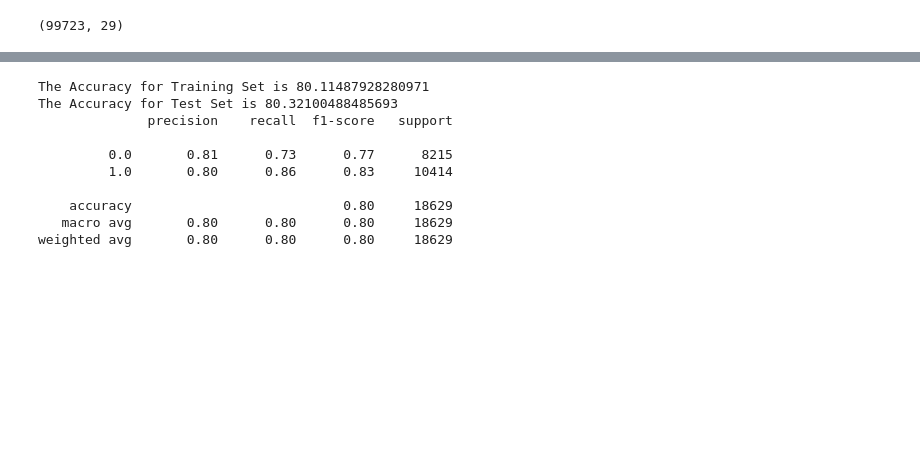
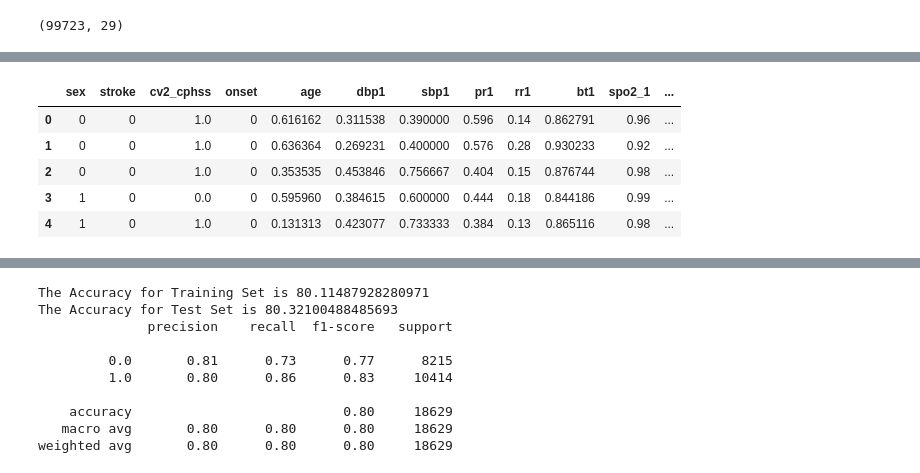
Before and after one commit to nilesh3030/Stroke-Prediction, a Jupyter notebook: Notebooks/5_modelling.ipynb, the cells around one changed output, grey strips where cells are left out. Saved outputs shown, nothing was run; the diff lists cells and outputs as text; code cells hidden in the pictures; blank space fills up the shorter version.

```diff
--- a/Notebooks/5_modelling.ipynb
+++ b/Notebooks/5_modelling.ipynb
@@ -106 +127,13 @@ from tqdm import tqdm
+# %%
+vars_to_scale = ['age', 'dbp1','sbp1','pr1','rr1','bt1','spo2_1','Temperature','Temp_max_month','Temp_min_month','Temp_avg_month','diff_Temp_max_day','diff_Temp_min_day','diff_Temp_avg_day']
+scaler = MinMaxScaler()
+LR_data[vars_to_scale] = scaler.fit_transform(LR_data[vars_to_scale])
+LR_data.head()
+# %% [output]
+|  | sex | stroke | cv2_cphss | onset | age | dbp1 | sbp1 | pr1 | rr1 | bt1 | spo2_1 | ... |
+| 0 | 0 | 0 | 1.0 | 0 | 0.616162 | 0.311538 | 0.390000 | 0.596 | 0.14 | 0.862791 | 0.96 | ... |
+| 1 | 0 | 0 | 1.0 | 0 | 0.636364 | 0.269231 | 0.400000 | 0.576 | 0.28 | 0.930233 | 0.92 | ... |
+| 2 | 0 | 0 | 1.0 | 0 | 0.353535 | 0.453846 | 0.756667 | 0.404 | 0.15 | 0.876744 | 0.98 | ... |
+| 3 | 1 | 0 | 0.0 | 0 | 0.595960 | 0.384615 | 0.600000 | 0.444 | 0.18 | 0.844186 | 0.99 | ... |
+| 4 | 1 | 0 | 1.0 | 0 | 0.131313 | 0.423077 | 0.733333 | 0.384 | 0.13 | 0.865116 | 0.98 | ... |
 # %%
```
Also changed, not shown: parts of 23 cells of this notebook.
